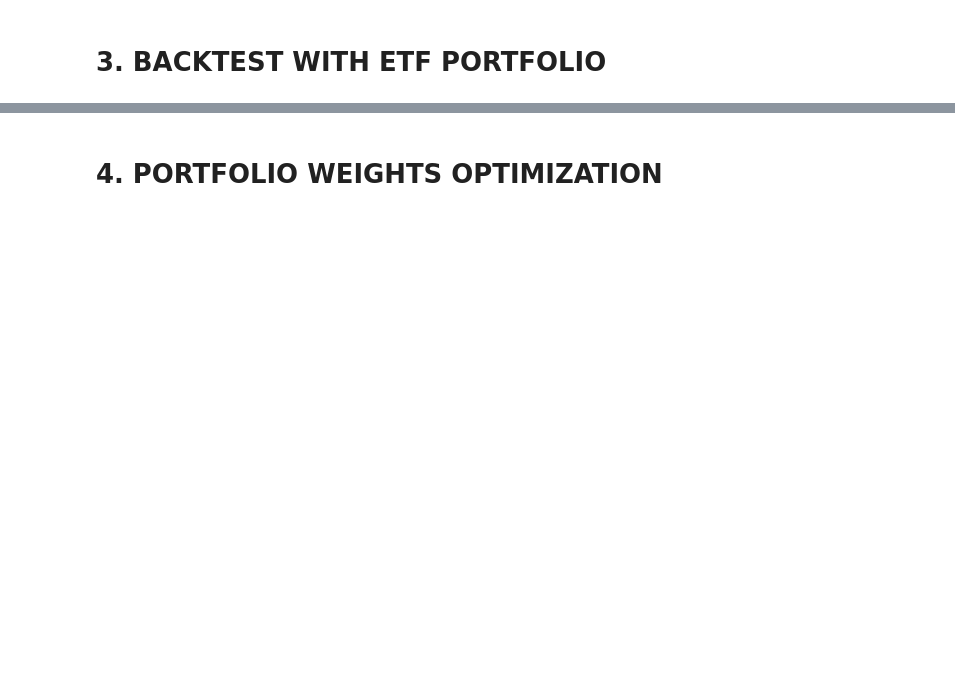
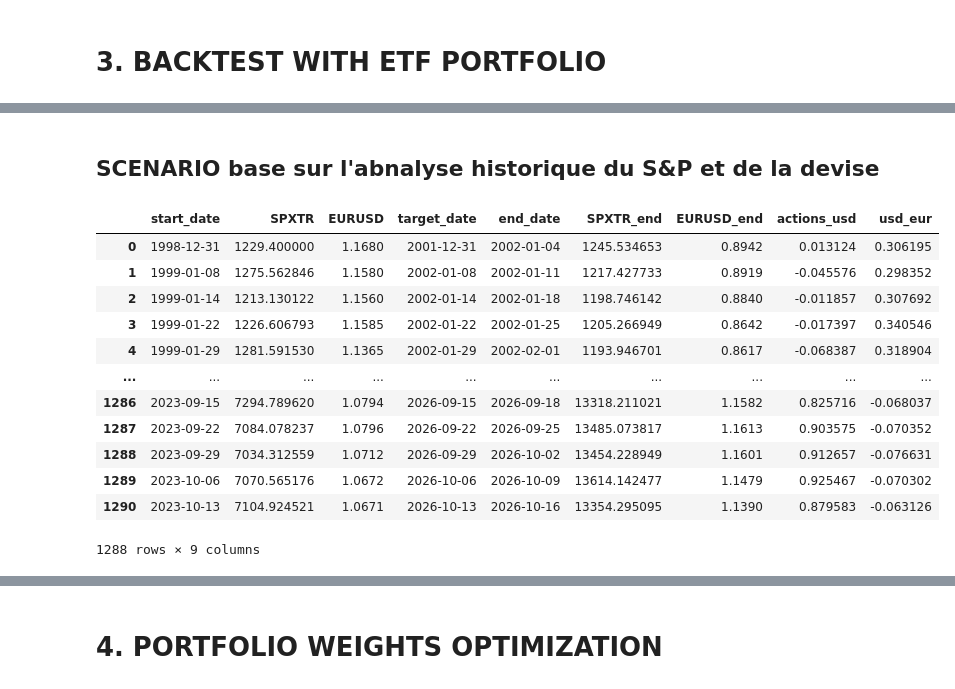
Before and after one commit to alamazou/gestion_patrimoine, a Jupyter notebook: summary.ipynb, the cells around one changed output, grey strips where cells are left out. Cells and saved outputs as stored; diff of their text form; code cells hidden in the pictures; blank space fills up the shorter version.

Commit message:
Add 3Y stress tests and 5Y historical scenarios

```diff
--- a/summary.ipynb
+++ b/summary.ipynb
@@ -987,0 +921,54 @@ plt.show()
+# %% [markdown]
+## SCENARIO base sur l'abnalyse historique du S&P et de la devise
+# %%
+df = data[["SPXTR", "EURUSD"]].copy()
+df.index = pd.to_datetime(df.index)
+df = df.sort_index().dropna()
+
+# Fenêtres historiques de 3 ans
+periods = df.copy()
+periods["target_date"] = periods.index + pd.DateOffset(years=3)
+
+future = df.reset_index().rename(columns={
+    df.index.name or "index": "end_date",
+    "SPXTR": "SPXTR_end",
+    "EURUSD": "EURUSD_end"
+})
+
+periods = periods.reset_index().rename(columns={
+    df.index.name or "index": "start_date"
+})
+
+periods = pd.merge_asof(
+    periods.sort_values("target_date"),
+    future.sort_values("end_date"),
+    left_on="target_date",
+    right_on="end_date",
+    direction="forward",
+    tolerance=pd.Timedelta(days=10)
+).dropna()
+
+# Performances cumulées sur 3 ans
+periods["actions_usd"] = (
+    periods["SPXTR_end"] / periods["SPXTR"] - 1
+)
+
+periods["usd_eur"] = (
+    periods["EURUSD"] / periods["EURUSD_end"] - 1
+)
+
+periods
+# %% [output]
+|  | start_date | SPXTR | EURUSD | target_date | end_date | SPXTR_end | EURUSD_end | actions_usd | usd_eur |
+| 0 | 1998-12-31 | 1229.400000 | 1.1680 | 2001-12-31 | 2002-01-04 | 1245.534653 | 0.8942 | 0.013124 | 0.306195 |
+| 1 | 1999-01-08 | 1275.562846 | 1.1580 | 2002-01-08 | 2002-01-11 | 1217.427733 | 0.8919 | -0.045576 | 0.298352 |
+| 2 | 1999-01-14 | 1213.130122 | 1.1560 | 2002-01-14 | 2002-01-18 | 1198.746142 | 0.8840 | -0.011857 | 0.307692 |
+| 3 | 1999-01-22 | 1226.606793 | 1.1585 | 2002-01-22 | 2002-01-25 | 1205.266949 | 0.8642 | -0.017397 | 0.340546 |
+| 4 | 1999-01-29 | 1281.591530 | 1.1365 | 2002-01-29 | 2002-02-01 | 1193.946701 | 0.8617 | -0.068387 | 0.318904 |
+| ... | ... | ... | ... | ... | ... | ... | ... | ... | ... |
+| 1286 | 2023-09-15 | 7294.789620 | 1.0794 | 2026-09-15 | 2026-09-18 | 13318.211021 | 1.1582 | 0.825716 | -0.068037 |
+| 1287 | 2023-09-22 | 7084.078237 | 1.0796 | 2026-09-22 | 2026-09-25 | 13485.073817 | 1.1613 | 0.903575 | -0.070352 |
+| 1288 | 2023-09-29 | 7034.312559 | 1.0712 | 2026-09-29 | 2026-10-02 | 13454.228949 | 1.1601 | 0.912657 | -0.076631 |
+| 1289 | 2023-10-06 | 7070.565176 | 1.0672 | 2026-10-06 | 2026-10-09 | 13614.142477 | 1.1479 | 0.925467 | -0.070302 |
+| 1290 | 2023-10-13 | 7104.924521 | 1.0671 | 2026-10-13 | 2026-10-16 | 13354.295095 | 1.1390 | 0.879583 | -0.063126 |
+1288 rows × 9 columns
```
Also changed, not shown: parts of 97 cells of this notebook, 4 other files.
